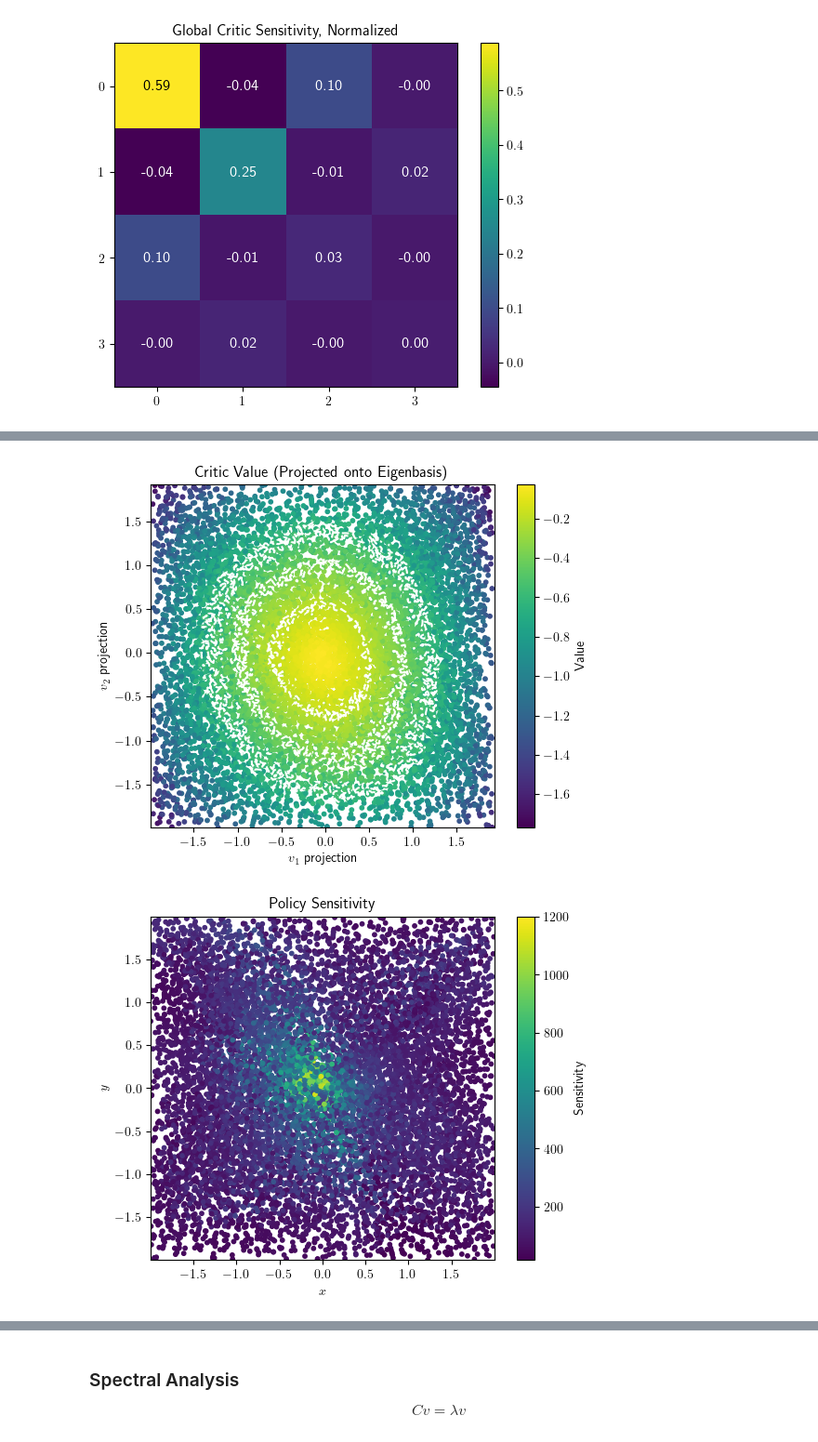
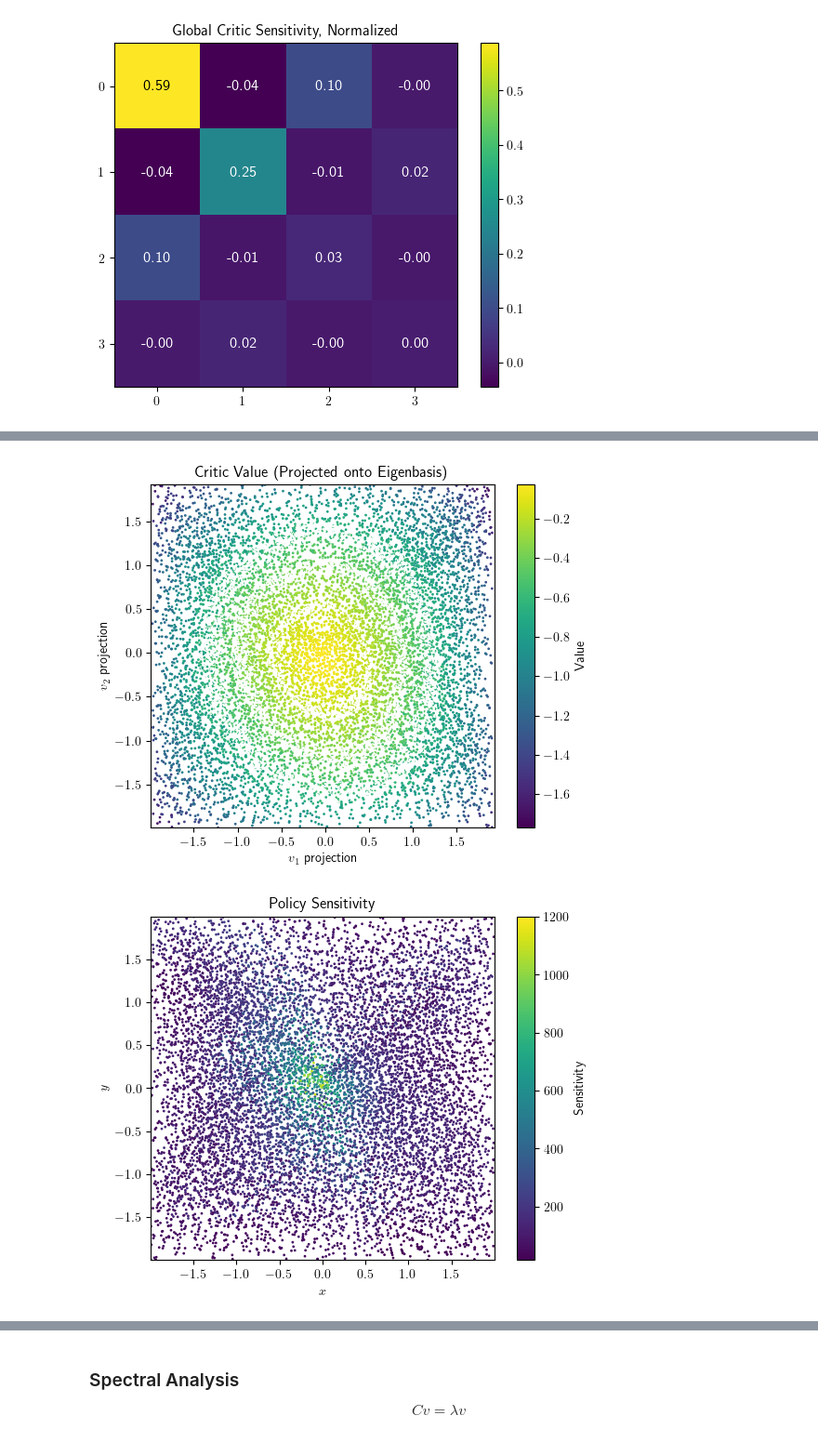
Before and after one commit to KyleM73/nonlinear_ct, a Jupyter notebook: scripts/analyze.ipynb, the cells around one changed output, grey strips where cells are left out. Shown at 93% size. Drawn from its saved outputs; the diff is of its cells as text; code cells hidden in the pictures.

```diff
--- a/scripts/analyze.ipynb
+++ b/scripts/analyze.ipynb
@@ -233,14 +281,14 @@ proj_critic_rollout = compute_projection_distances(states_rollout, eigvecs_criti
 level_sets_rollout = [-0.6, -0.4, -0.2]
 
 # (x, y) heatmap
-plot_heatmap(x_rollout, y_rollout, values_rollout, r"Critic Value", r"$x$", r"$y$", "Value", level_sets_rollout, use_scatter=True, size=10)
+plot_heatmap(x_rollout, y_rollout, values_rollout, r"Critic Value", r"$x$", r"$y$", "Value", level_sets_rollout, use_scatter=True, size=1)
 
 # Projected states onto eigenbasis
-plot_heatmap(proj_rollout[:, 0], proj_rollout[:, 1], values_rollout, r"Critic Value (Projected onto Eigenbasis)", r"$v_1$ projection", r"$v_2$ projection", "Value", level_sets_rollout, use_scatter=True, size=10)
+plot_heatmap(proj_rollout[:, 0], proj_rollout[:, 1], values_rollout, r"Critic Value (Projected onto Eigenbasis)", r"$v_1$ projection", r"$v_2$ projection", "Value", level_sets_rollout, use_scatter=True, size=1)
 
 # Sensitivity heatmaps
-plot_heatmap(x_rollout, y_rollout, sensitivity_policy_rollout, r"Policy Sensitivity", r"$x$", r"$y$", "Sensitivity", level_sets=None, use_scatter=True, size=10)
-plot_heatmap(x_rollout, y_rollout, sensitivity_critic_rollout, r"Critic Sensitivity", r"$x$", r"$y$", "Sensitivity", level_sets=None, use_scatter=True, size=10)
+plot_heatmap(x_rollout, y_rollout, sensitivity_policy_rollout, r"Policy Sensitivity", r"$x$", r"$y$", "Sensitivity", level_sets=None, use_scatter=True, size=1)
+plot_heatmap(x_rollout, y_rollout, sensitivity_critic_rollout, r"Critic Sensitivity", r"$x$", r"$y$", "Sensitivity", level_sets=None, use_scatter=True, size=1)
 
 plot_heatmap(proj_policy_rollout[:, 0], proj_policy_rollout[:, 1], sensitivity_policy_rollout, r"Policy Sensitivity (Projected onto Eigenbasis)", r"$v_1$ projection", r"$v_2$ projection", "Sensitivity", level_sets=None, use_scatter=True, size=1)
 plot_heatmap(proj_critic_rollout[:, 0], proj_critic_rollout[:, 1], sensitivity_critic_rollout, r"Critic Sensitivity (Projected onto Eigenbasis)", r"$v_1$ projection", r"$v_2$ projection", "Sensitivity", level_sets=None, use_scatter=True, size=1)
@@ -249,2 +297,2 @@ plot_heatmap(proj_critic_rollout[:, 0], proj_critic_rollout[:, 1], sensitivity_c
-[figure, old version]
+[figure, new version]
-[figure, old version]
+[figure, new version]
```
Also changed, not shown: parts of 4 cells of this notebook, 3 other files.
